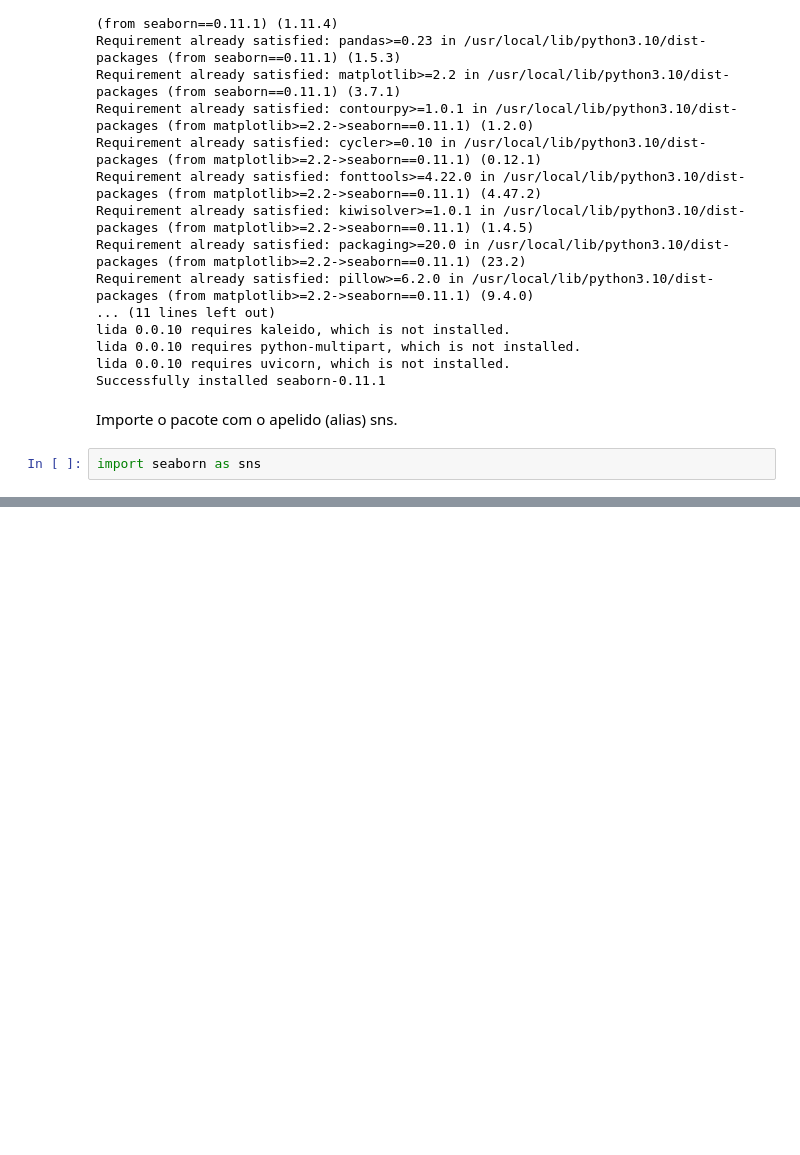
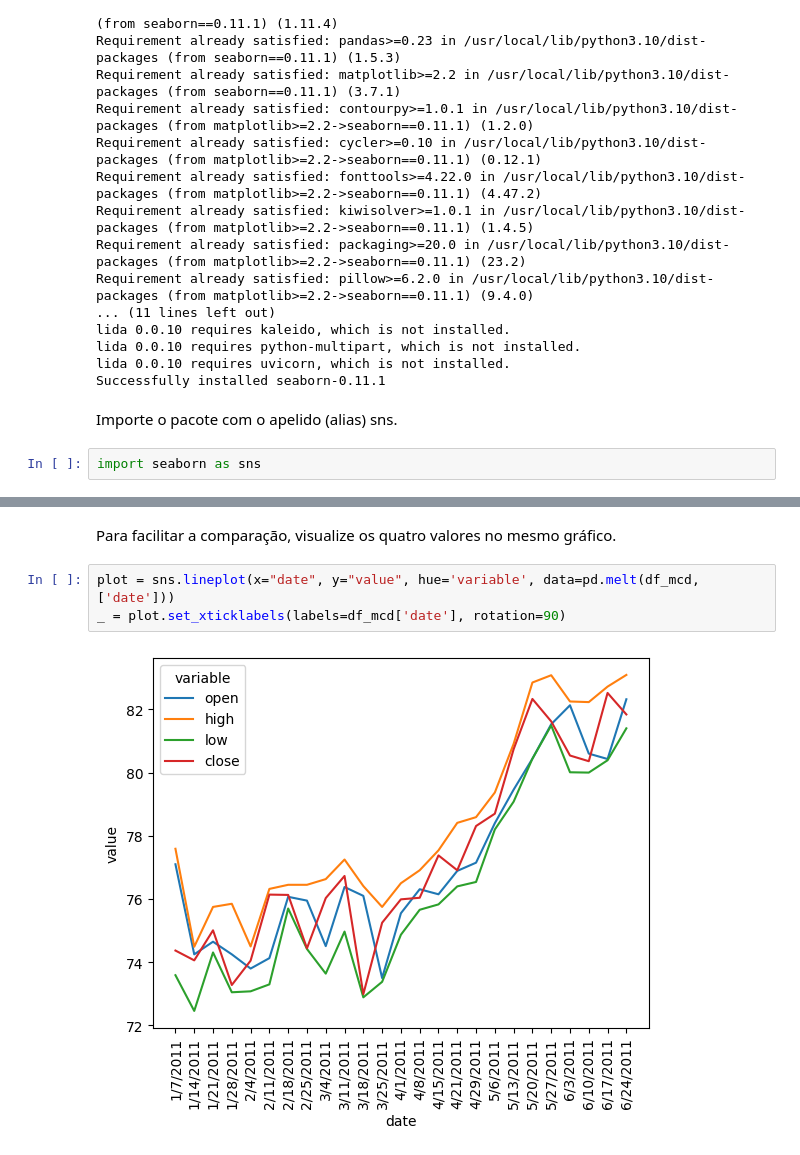
Before and after one commit to PedroHudson/EBAC_Analise_de_Dados, a Jupyter notebook: EBAC_Analista_de_Dados_Modulo_8_Exercícios.ipynb, the cells around one changed output, grey strips where cells are left out. Saved outputs shown, nothing was run; the diff lists cells and outputs as text; blank space fills up the shorter version.

```diff
--- a/EBAC_Analista_de_Dados_Modulo_8_Exercícios.ipynb
+++ b/EBAC_Analista_de_Dados_Modulo_8_Exercícios.ipynb
@@ -327,0 +342,7 @@ import seaborn as sns
+# %% [markdown]
+Para facilitar a comparação, visualize os quatro valores no mesmo gráfico.
+# %%
+plot = sns.lineplot(x="date", y="value", hue='variable', data=pd.melt(df_mcd, ['date']))
+_ = plot.set_xticklabels(labels=df_mcd['date'], rotation=90)
+# %% [output]
+[figure, added]
```
Also changed, not shown: parts of 4 cells of this notebook.
